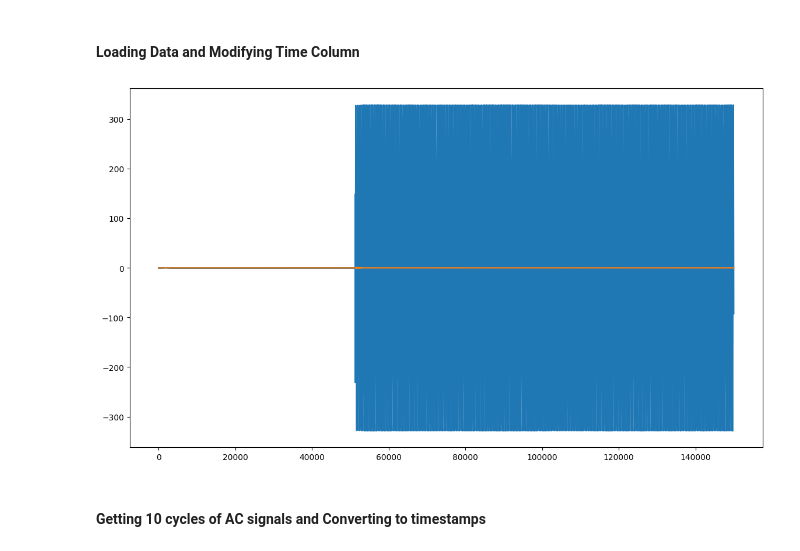
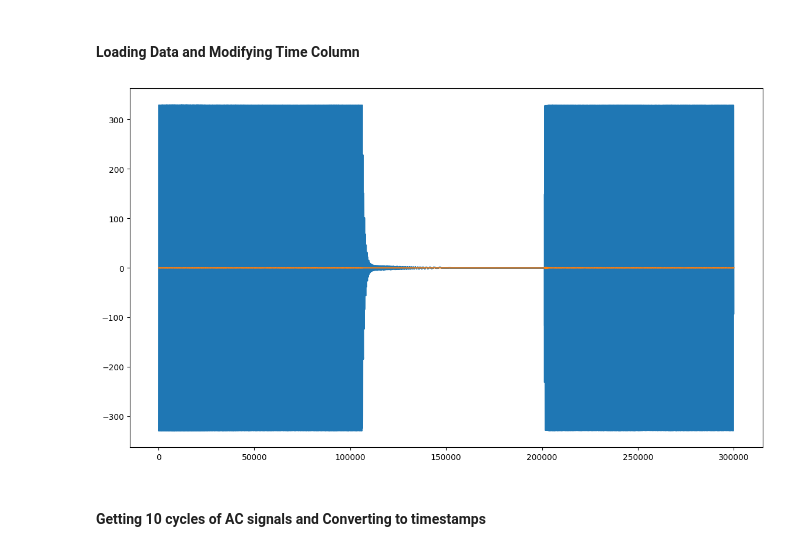
Before and after one commit to YuganshuWadhwa/Anomaly-Detection-For-Electrical-Systems, a Jupyter notebook: anomalyDetection.ipynb, the cells around one changed output. Saved outputs shown, nothing was run; the diff lists cells and outputs as text; code cells hidden in the pictures.

```diff
--- a/anomalyDetection.ipynb
+++ b/anomalyDetection.ipynb
@@ -72,16 +72,16 @@ df = powerFailureDf
 # %%
 fig = plt.figure(figsize=(14, 8))
 
-V1_complete = df['U_L1real'].iloc[150000:].to_numpy()
-I1_complete = df['I_L1real'].iloc[150000:].to_numpy()
-T_complete = df['Time'].iloc[150000:].to_numpy()
+V1_complete = df['U_L1real'].iloc[:].to_numpy()
+I1_complete = df['I_L1real'].iloc[:].to_numpy()
+T_complete = df['Time'].iloc[:].to_numpy()
 
 plt.plot(V1_complete)
 plt.plot(I1_complete)
 
 plt.show()
 # %% [output]
-[figure, old version]
+[figure, new version]
 # %% [markdown]
 #### **Getting 10 cycles of AC signals** and **Converting to timestamps**
 # %%
```
Also changed, not shown: parts of 7 cells of this notebook.
